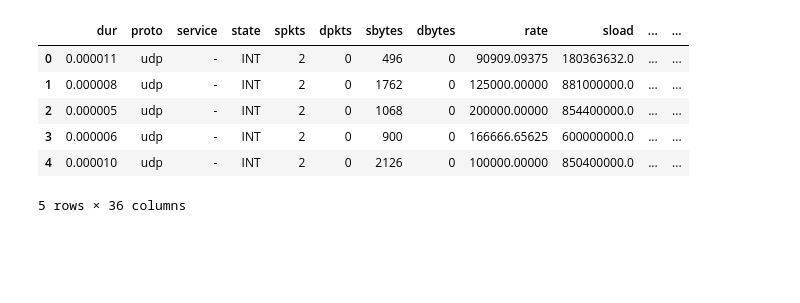
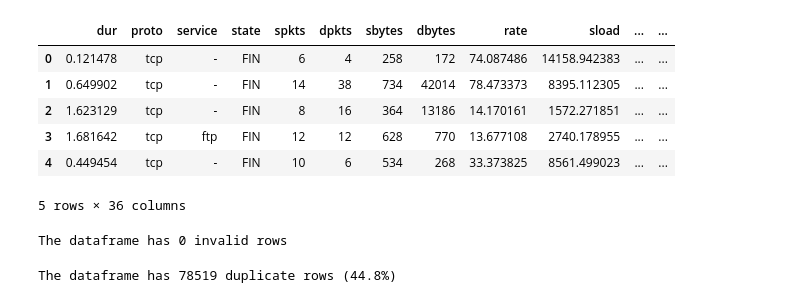
Before and after one commit to simonemontagnini02/Montagnini-IntrusionDetectionUNSW-NB15, a Jupyter notebook: notebooks/01_eda.ipynb, the cells around one changed output. Saved outputs shown, nothing was run; the diff lists cells and outputs as text; code cells hidden in the pictures; blank space fills up the shorter version.

```diff
--- a/notebooks/01_eda.ipynb
+++ b/notebooks/01_eda.ipynb
@@ -3,15 +11,30 @@
 # %%
+# 1. Load data and inspect structure
+
 import pandas as pd
 
 df_train = pd.read_parquet("../data/UNSW_NB15_training-set.parquet")
-df_test = pd.read_parquet("../data/UNSW_NB15_testing-set.parquet")  # solo se ti serve verificare la colonna target
+#df_test = pd.read_parquet("../data/UNSW_NB15_testing-set.parquet")
 
-df_test.head()
+df_train.head()
 # %% [output]
 |  | dur | proto | service | state | spkts | dpkts | sbytes | dbytes | rate | sload | ... | ... |
-| 0 | 0.000011 | udp | - | INT | 2 | 0 | 496 | 0 | 90909.09375 | 180363632.0 | ... | ... |
-| 1 | 0.000008 | udp | - | INT | 2 | 0 | 1762 | 0 | 125000.00000 | 881000000.0 | ... | ... |
-| 2 | 0.000005 | udp | - | INT | 2 | 0 | 1068 | 0 | 200000.00000 | 854400000.0 | ... | ... |
-| 3 | 0.000006 | udp | - | INT | 2 | 0 | 900 | 0 | 166666.65625 | 600000000.0 | ... | ... |
-| 4 | 0.000010 | udp | - | INT | 2 | 0 | 2126 | 0 | 100000.00000 | 850400000.0 | ... | ... |
+| 0 | 0.121478 | tcp | - | FIN | 6 | 4 | 258 | 172 | 74.087486 | 14158.942383 | ... | ... |
+| 1 | 0.649902 | tcp | - | FIN | 14 | 38 | 734 | 42014 | 78.473373 | 8395.112305 | ... | ... |
+| 2 | 1.623129 | tcp | - | FIN | 8 | 16 | 364 | 13186 | 14.170161 | 1572.271851 | ... | ... |
+| 3 | 1.681642 | tcp | ftp | FIN | 12 | 12 | 628 | 770 | 13.677108 | 2740.178955 | ... | ... |
+| 4 | 0.449454 | tcp | - | FIN | 10 | 6 | 534 | 268 | 33.373825 | 8561.499023 | ... | ... |
 5 rows × 36 columns
+# %%
+# 2. Check missing values
+
+print(f"The dataframe has {df_train.shape[0]-df_train.dropna().shape[0]} invalid rows")
+# %% [output]
+The dataframe has 0 invalid rows
+# %%
+# 3. Check duplicate rows
+
+n_duplicates = df_train.duplicated().sum()
+print(f"The dataframe has {n_duplicates} duplicate rows ({n_duplicates/len(df_train):.1%})")
+# %% [output]
+The dataframe has 78519 duplicate rows (44.8%)
```
Also changed, not shown: parts of 5 cells of this notebook, 18 other files.
